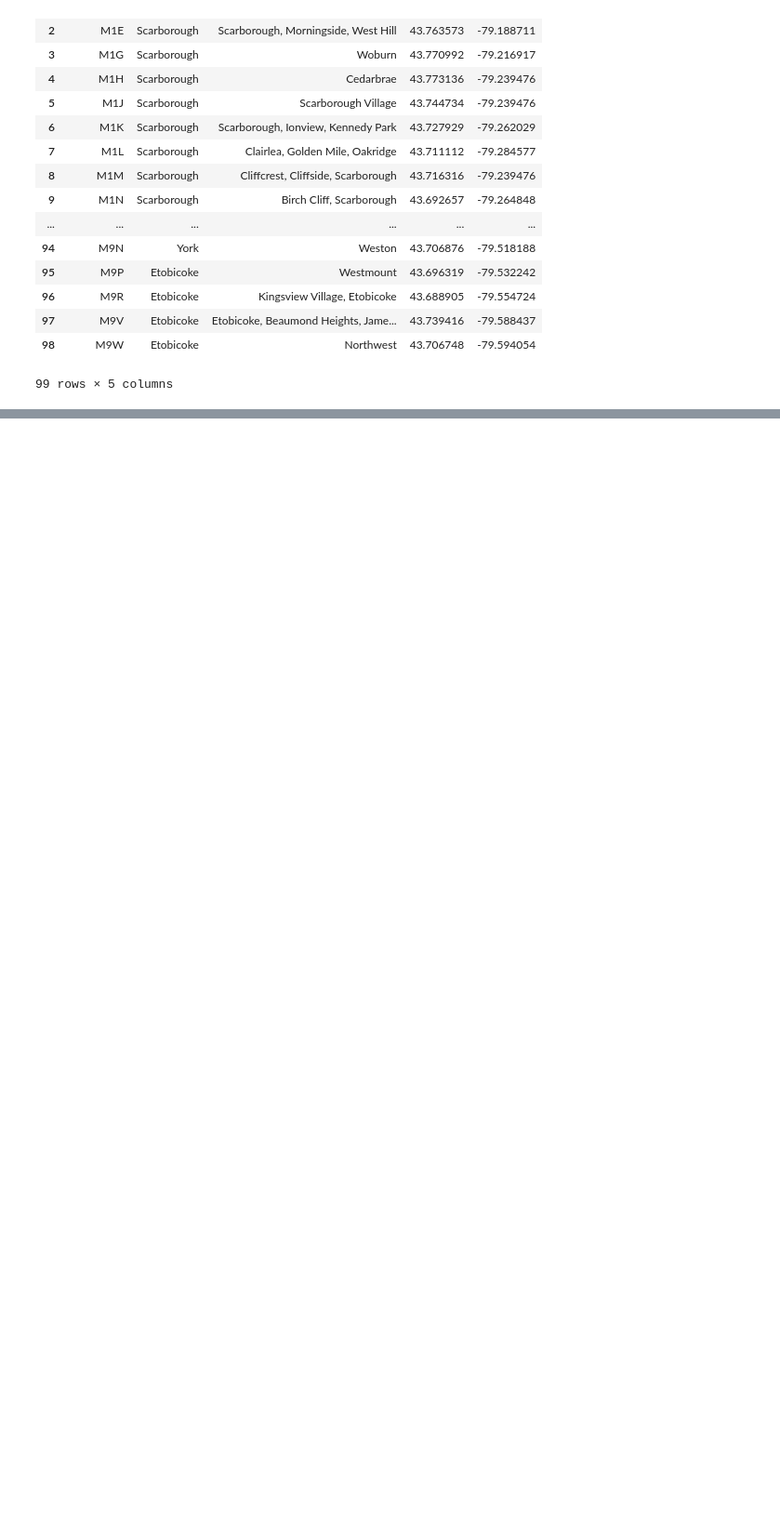
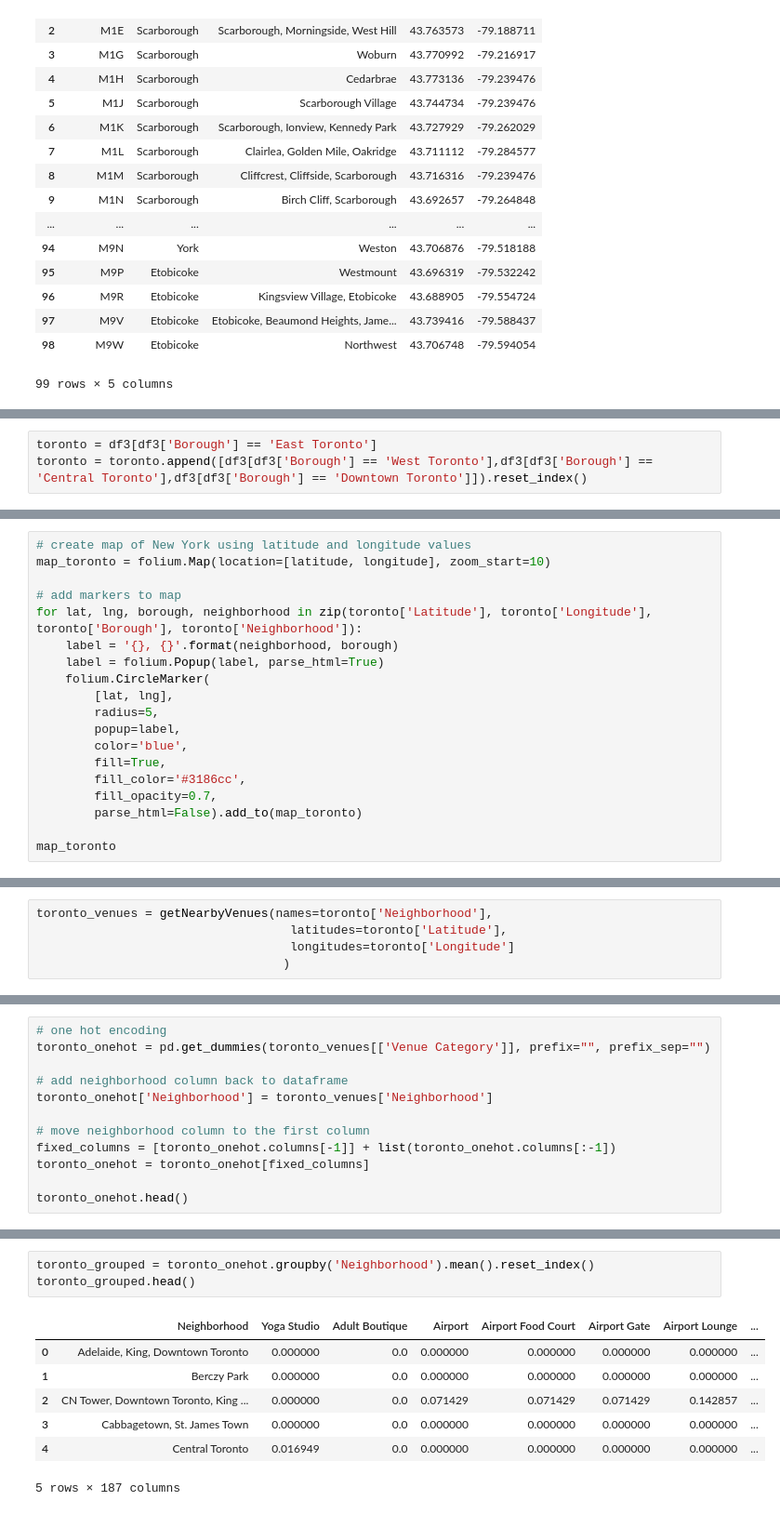
Before and after one commit to petereczek/Coursera_Capstone, a Jupyter notebook: Clustering Neighborhoods in Toronto.ipynb, the cells around one changed output, grey strips where cells are left out. Shown: that part at 93% size. Saved outputs shown, nothing was run; the diff lists cells and outputs as text; blank space fills up the shorter version.

```diff
--- a/Clustering Neighborhoods in Toronto.ipynb
+++ b/Clustering Neighborhoods in Toronto.ipynb
@@ -87,0 +100,3 @@ df3
+# %%
+toronto = df3[df3['Borough'] == 'East Toronto']
+toronto = toronto.append([df3[df3['Borough'] == 'West Toronto'],df3[df3['Borough'] == 'Central Toronto'],df3[df3['Borough'] == 'Downtown Toronto']]).reset_index()
@@ -87,0 +115,19 @@ df3
+# %%
+# create map of New York using latitude and longitude values
+map_toronto = folium.Map(location=[latitude, longitude], zoom_start=10)
+
+# add markers to map
+for lat, lng, borough, neighborhood in zip(toronto['Latitude'], toronto['Longitude'], toronto['Borough'], toronto['Neighborhood']):
+    label = '{}, {}'.format(neighborhood, borough)
+    label = folium.Popup(label, parse_html=True)
+    folium.CircleMarker(
+        [lat, lng],
+        radius=5,
+        popup=label,
+        color='blue',
+        fill=True,
+        fill_color='#3186cc',
+        fill_opacity=0.7,
+        parse_html=False).add_to(map_toronto)
+
+map_toronto
@@ -87,0 +179,5 @@ df3
+# %%
+toronto_venues = getNearbyVenues(names=toronto['Neighborhood'],
+                                   latitudes=toronto['Latitude'],
+                                   longitudes=toronto['Longitude']
+                                  )
@@ -87,0 +227,12 @@ df3
+# %%
+# one hot encoding
+toronto_onehot = pd.get_dummies(toronto_venues[['Venue Category']], prefix="", prefix_sep="")
+
+# add neighborhood column back to dataframe
+toronto_onehot['Neighborhood'] = toronto_venues['Neighborhood']
+
+# move neighborhood column to the first column
+fixed_columns = [toronto_onehot.columns[-1]] + list(toronto_onehot.columns[:-1])
+toronto_onehot = toronto_onehot[fixed_columns]
+
+toronto_onehot.head()
@@ -87,0 +251,11 @@ df3
+# %%
+toronto_grouped = toronto_onehot.groupby('Neighborhood').mean().reset_index()
+toronto_grouped.head()
+# %% [output]
+|  | Neighborhood | Yoga Studio | Adult Boutique | Airport | Airport Food Court | Airport Gate | Airport Lounge | ... |
+| 0 | Adelaide, King, Downtown Toronto | 0.000000 | 0.0 | 0.000000 | 0.000000 | 0.000000 | 0.000000 | ... |
+| 1 | Berczy Park | 0.000000 | 0.0 | 0.000000 | 0.000000 | 0.000000 | 0.000000 | ... |
+| 2 | CN Tower, Downtown Toronto, King ... | 0.000000 | 0.0 | 0.071429 | 0.071429 | 0.071429 | 0.142857 | ... |
+| 3 | Cabbagetown, St. James Town | 0.000000 | 0.0 | 0.000000 | 0.000000 | 0.000000 | 0.000000 | ... |
+| 4 | Central Toronto | 0.016949 | 0.0 | 0.000000 | 0.000000 | 0.000000 | 0.000000 | ... |
+5 rows × 187 columns
```
Also changed, not shown: parts of 24 cells of this notebook.
